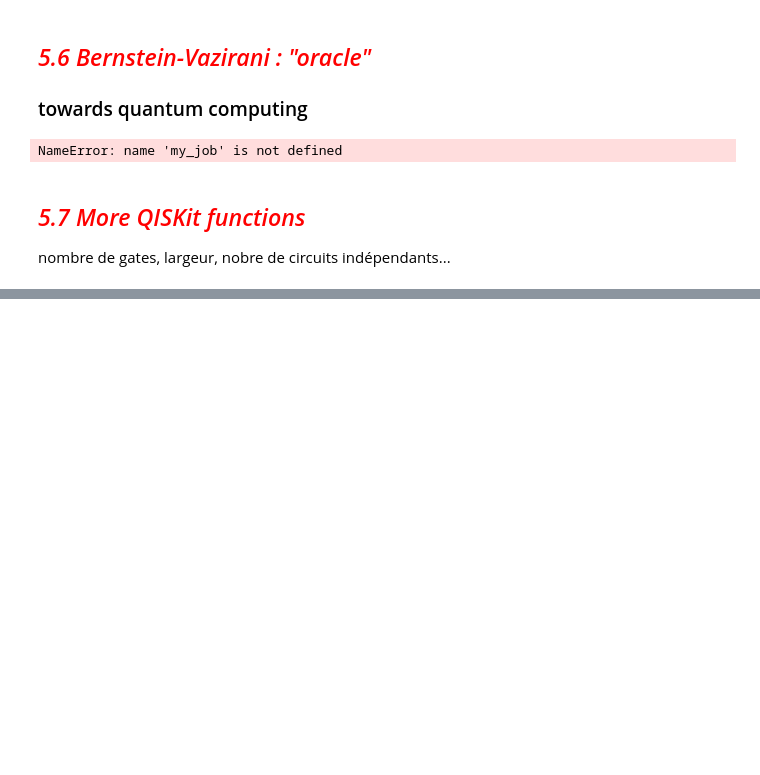
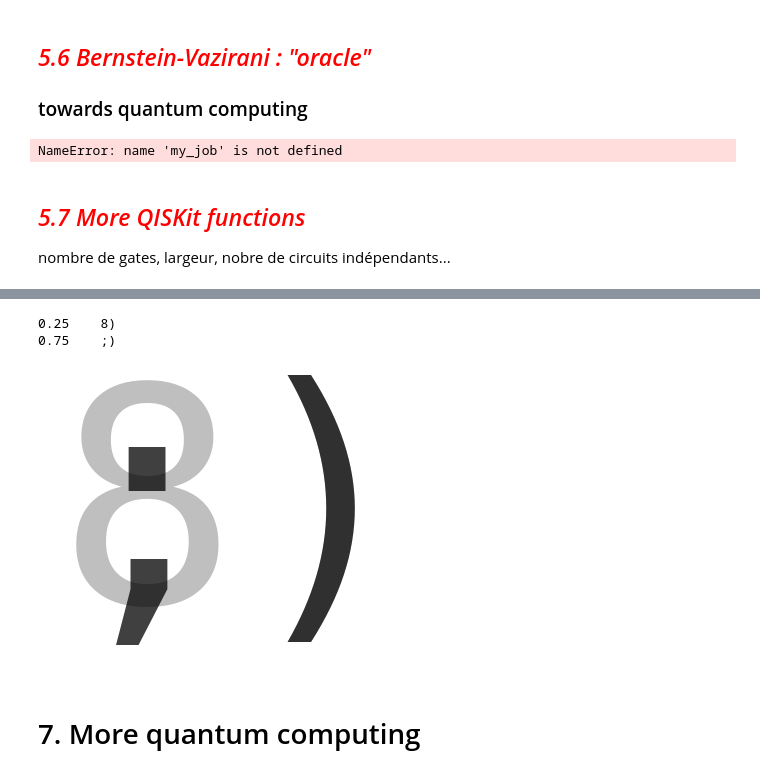
Before and after one commit to AzizNgoueya/20190410, a Jupyter notebook: ECOLE42 QISKit Hello Quantum World!.ipynb, the cells around one changed output, grey strips where cells are left out. Saved outputs shown, nothing was run; the diff lists cells and outputs as text; code cells hidden in the pictures; blank space fills up the shorter version.

```diff
--- a/ECOLE42 QISKit Hello Quantum World!.ipynb
+++ b/ECOLE42 QISKit Hello Quantum World!.ipynb
@@ -828,3 +1087,33 @@ nombre de gates, largeur, nobre de circuits indépendants...
+# %%
+backend = BasicAer.get_backend('qasm_simulator')
+shots_sim = 8
+
+job_sim = execute(qc, backend, shots=shots_sim)
+stats_sim = job_sim.result().get_counts()
+
+#plot_histogram(stats_sim)
+
+plt.rc('font', family='monospace')
+
+def plot_smiley (stats, shots):
+    for bitString in stats:
+        char = chr(int( bitString[0:7] ,2)) # get string of the leftmost 7 bits and convert to an ASCII character
+        char += chr(int( bitString[7:14] ,2)) # do the same for string of rightmost 7 bits, and add it to the previous character
+        prob = stats[bitString] / shots # fraction of shots for which this result occurred
+        # create plot with all characters on top of each other with alpha given by how often it turned up in the output
+        plt.annotate( char, (0.5,0.5), va="center", ha="center", color = (0,0,0, prob ), size = 300)
+        if (prob>0.05): # list prob and char for the dominant results (occurred for more than 5% of shots)
+            print(str(prob)+"\t"+char)
+    plt.axis('off')
+    plt.show()
+
+plot_smiley(stats_sim, shots_sim)
+# %% [output]
+0.25    8)
+0.75    ;)
+[figure, added]
+# %% [markdown]
+# 7. More quantum computing
 # %% [markdown]
 ## <a href="https://www.research.ibm.com/ibm-q/">IBM Q informations, resources</a>
 
```
Also changed, not shown: parts of 53 cells of this notebook.
